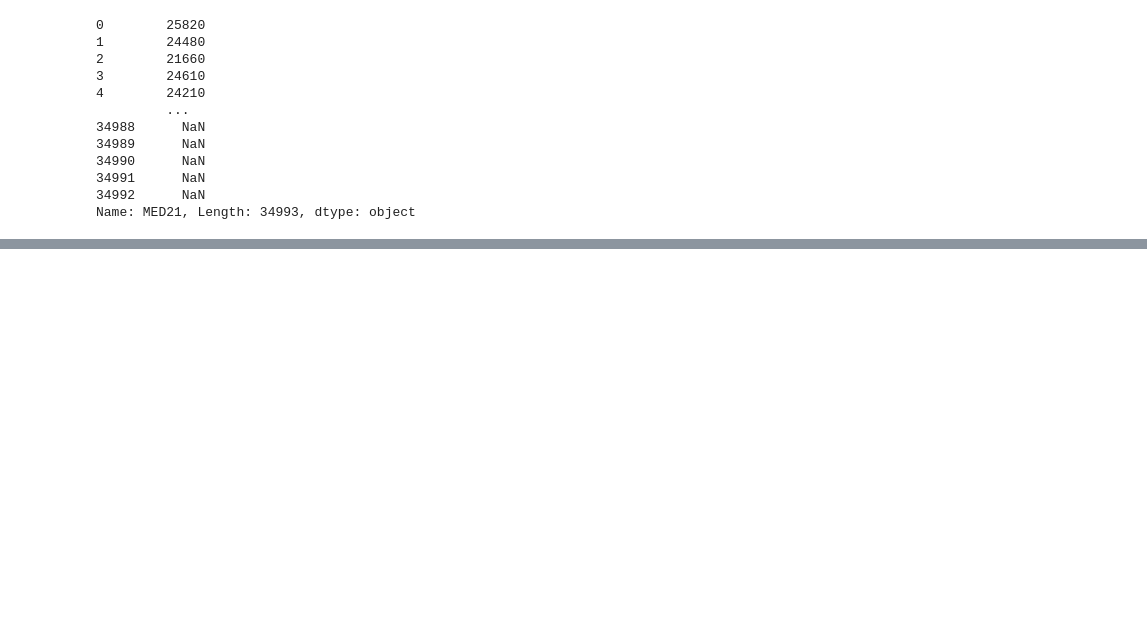
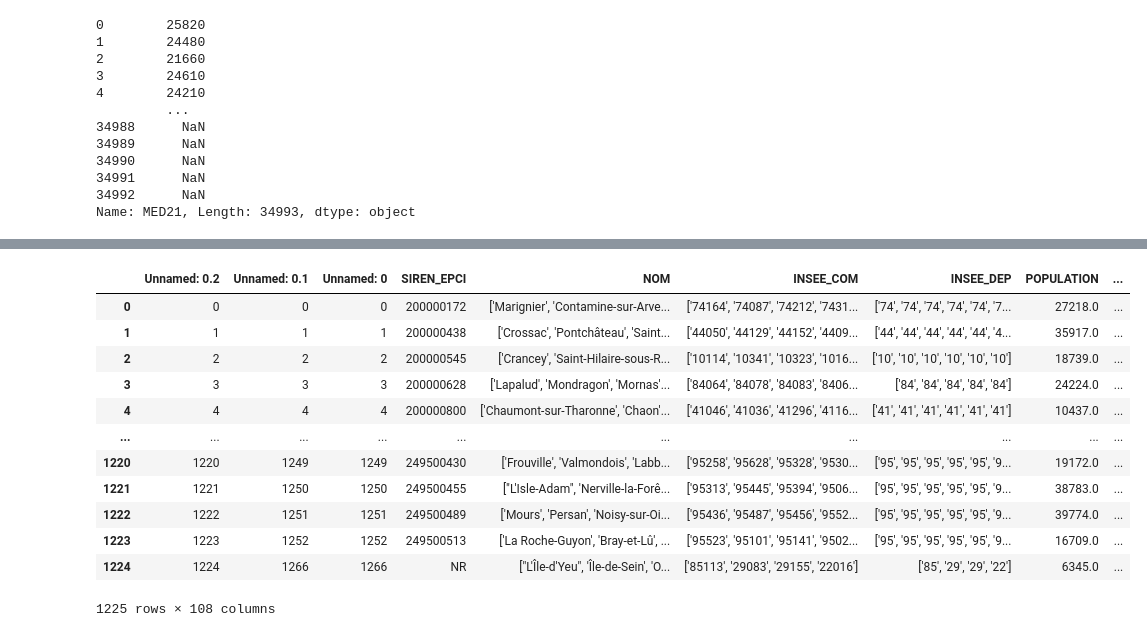
Before and after one commit to Qntouille/statapp, a Jupyter notebook: emission.ipynb, the cells around one changed output, grey strips where cells are left out. Drawn from its saved outputs; the diff is of its cells as text; code cells hidden in the pictures; blank space fills up the shorter version.

```diff
--- a/emission.ipynb
+++ b/emission.ipynb
@@ -533,29 +481,0 @@ epci_features = epci_features.merge(med21_mean_by_epci, on='SIREN_EPCI', how='le
-# %%
-
-# 6. Traiter les valeurs NaN dans MED21_MEAN
-# Extraire le département à partir de CODGEO (les 2 ou 3 premiers chiffres selon le format)
-def extract_dept(codgeo):
-    if isinstance(codgeo, str):
-        if codgeo.startswith('97'):
-            return codgeo[:3]  # DOM-TOM
-        else:
-            return codgeo[:2]  # Métropole
-    return None
-
-# Ajouter la colonne département au df_socio
-df_socio['DEPT'] = df_socio['CODGEO'].apply(extract_dept)
-
-# Calculer la moyenne par département
-med21_mean_by_dept = df_socio.groupby('DEPT')['MED21'].mean().reset_index()
-med21_mean_by_dept.rename(columns={'MED21': 'MED21_MEAN_DEPT'}, inplace=True)
-
-# Créer une correspondance département -> EPCI
-epci_features['DEPT'] = epci_features['CODGEO_LIST'].apply(
-    lambda x: extract_dept(x[0]) if x else None
-)
-
-# Fusionner la moyenne départementale avec epci_features
-epci_features = epci_features.merge(med21_mean_by_dept, on='DEPT', how='left')
-
-# Remplacer les NaN dans MED21_MEAN par la moyenne départementale
-epci_features['MED21_MEAN'] = epci_features['MED21_MEAN'].fillna(epci_features['MED21_MEAN_DEPT'])
@@ -575,2 +481,0 @@ if not pd.isna(med21_national_mean):
-# %%
-pd.set_option('display.max_columns', None)
@@ -745,0 +722,16 @@ strong multicollinearity or other numerical problems.
+# %%
+epci_features
+# %% [output]
+|  | Unnamed: 0.2 | Unnamed: 0.1 | Unnamed: 0 | SIREN_EPCI | NOM | INSEE_COM | INSEE_DEP | POPULATION | ... |
+| 0 | 0 | 0 | 0 | 200000172 | ['Marignier', 'Contamine-sur-Arve... | ['74164', '74087', '74212', '7431... | ['74', '74', '74', '74', '74', '7... | 27218.0 | ... |
+| 1 | 1 | 1 | 1 | 200000438 | ['Crossac', 'Pontchâteau', 'Saint... | ['44050', '44129', '44152', '4409... | ['44', '44', '44', '44', '44', '4... | 35917.0 | ... |
+| 2 | 2 | 2 | 2 | 200000545 | ['Crancey', 'Saint-Hilaire-sous-R... | ['10114', '10341', '10323', '1016... | ['10', '10', '10', '10', '10', '10'] | 18739.0 | ... |
+| 3 | 3 | 3 | 3 | 200000628 | ['Lapalud', 'Mondragon', 'Mornas'... | ['84064', '84078', '84083', '8406... | ['84', '84', '84', '84', '84'] | 24224.0 | ... |
+| 4 | 4 | 4 | 4 | 200000800 | ['Chaumont-sur-Tharonne', 'Chaon'... | ['41046', '41036', '41296', '4116... | ['41', '41', '41', '41', '41', '41'] | 10437.0 | ... |
+| ... | ... | ... | ... | ... | ... | ... | ... | ... | ... |
+| 1220 | 1220 | 1249 | 1249 | 249500430 | ['Frouville', 'Valmondois', 'Labb... | ['95258', '95628', '95328', '9530... | ['95', '95', '95', '95', '95', '9... | 19172.0 | ... |
+| 1221 | 1221 | 1250 | 1250 | 249500455 | ["L'Isle-Adam", 'Nerville-la-Forê... | ['95313', '95445', '95394', '9506... | ['95', '95', '95', '95', '95', '9... | 38783.0 | ... |
+| 1222 | 1222 | 1251 | 1251 | 249500489 | ['Mours', 'Persan', 'Noisy-sur-Oi... | ['95436', '95487', '95456', '9552... | ['95', '95', '95', '95', '95', '9... | 39774.0 | ... |
+| 1223 | 1223 | 1252 | 1252 | 249500513 | ['La Roche-Guyon', 'Bray-et-Lû', ... | ['95523', '95101', '95141', '9502... | ['95', '95', '95', '95', '95', '9... | 16709.0 | ... |
+| 1224 | 1224 | 1266 | 1266 | NR | ["L'Île-d'Yeu", 'Île-de-Sein', 'O... | ['85113', '29083', '29155', '22016'] | ['85', '29', '29', '22'] | 6345.0 | ... |
+1225 rows × 108 columns
```
Also changed, not shown: parts of 26 cells of this notebook.
